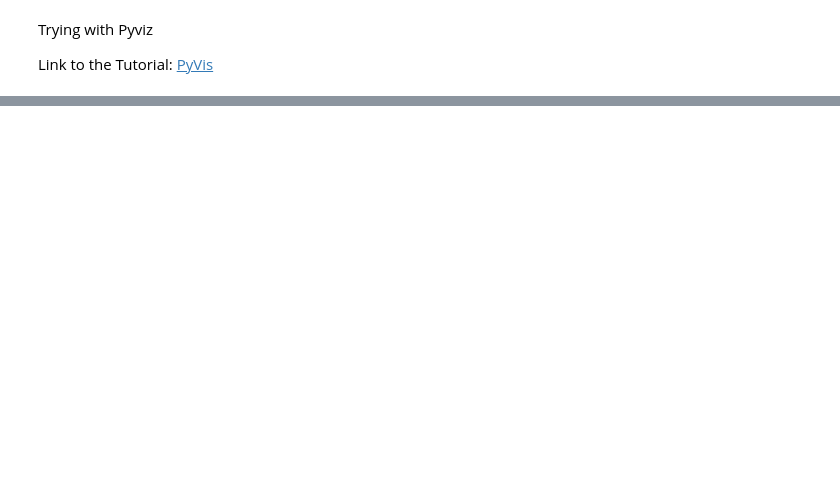
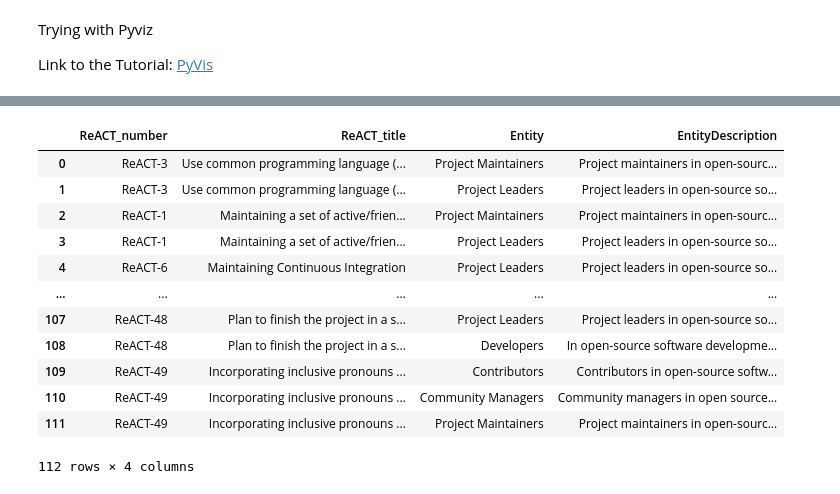
Before and after one commit to Nafiz43/Actionable-Recommendation---OSS, a Jupyter notebook: Interactive_Network_Graph_Sustainability.ipynb, the cells around one changed output, grey strips where cells are left out. Cells and saved outputs as stored; diff of their text form; code cells hidden in the pictures; blank space fills up the shorter version.

```diff
--- a/Interactive_Network_Graph_Sustainability.ipynb
+++ b/Interactive_Network_Graph_Sustainability.ipynb
@@ -30,0 +83,17 @@ def extract_numbers(input_string):
+# %%
+ReACT_number = ReAct_Title_Class_ClassDescription['ReACT_number'].values
+ReACT_Title = ReAct_Title_Class_ClassDescription['ReACT_title'].values
+ReAct_Title_Class_ClassDescription['ReACT_title'] = ReAct_Title_Class_ClassDescription['ReACT_title'].apply(wrap_text)
+
+Class = ReAct_Title_Class_ClassDescription['Class'].values
+ReAct_Title_Class_ClassDescription['ClassDescription'] =  ReAct_Title_Class_ClassDescription['ClassDescription'].apply(wrap_text)
+ClassDescription = ReAct_Title_Class_ClassDescription['ClassDescription'].values
+
+net = Network(directed =True)
+for i in range(0,len(ReACT_number)):
+  # print(actionable[i])
+  net.add_node(ReACT_number[i], label=ReACT_number[i], title=ReACT_Title[i])
+  net.add_node(Class[i], label=Class[i], title=ClassDescription[i], color = "#5DBB63")
+  net.add_edge(ReACT_number[i], Class[i], color = "#016064")
+
+net.show('interactive_graph_classes.html')
@@ -30,0 +102,8 @@ def extract_numbers(input_string):
+# %%
+ReActAndEntity = MainSheet[['ReACT_number', 'Entity_responsible']]
+
+b = DataFrame(ReActAndEntity.Entity_responsible.str.split(',').tolist(), index=ReActAndEntity.ReACT_number).stack()
+b = b.reset_index()[[0, 'ReACT_number']]
+b.columns = ['Entity', 'ReACT_number'] # renaming var1
+ReActAndEntity = b
+ReActAndEntity.Entity
@@ -30,0 +126,9 @@ def extract_numbers(input_string):
+# %%
+unique_values = set(ReActAndEntity.Entity)
+
+# Convert the unique values back to a list if needed
+unique_values_list = list(unique_values)
+
+print(unique_values_list)
+for i in range(0,len(unique_values_list)):
+  print(unique_values_list[i].lstrip().rstrip())
@@ -30,0 +153,24 @@ def extract_numbers(input_string):
+# %%
+ReActTitleEntity = pd.merge(ReActAndTitle, ReActAndEntity, on='ReACT_number', how='outer')
+ReActTitleEntity['EntityDescription'] = None
+
+ReActEntityDescription = ReActTitleEntity
+
+for i in range(0,len(ReActEntityDescription)):
+  ReActEntityDescription.EntityDescription[i] = EntityDescription_Dict[ReActEntityDescription.Entity[i].lstrip().rstrip()]
+ReAct_Title_Entity_EntityDescription = ReActEntityDescription
+ReAct_Title_Entity_EntityDescription
+# %% [output]
+|  | ReACT_number | ReACT_title | Entity | EntityDescription |
+| 0 | ReACT-3 | Use common programming language (... | Project Maintainers | Project maintainers in open-sourc... |
+| 1 | ReACT-3 | Use common programming language (... | Project Leaders | Project leaders in open-source so... |
+| 2 | ReACT-1 | Maintaining a set of active/frien... | Project Maintainers | Project maintainers in open-sourc... |
+| 3 | ReACT-1 | Maintaining a set of active/frien... | Project Leaders | Project leaders in open-source so... |
+| 4 | ReACT-6 | Maintaining Continuous Integration | Project Leaders | Project leaders in open-source so... |
+| ... | ... | ... | ... | ... |
+| 107 | ReACT-48 | Plan to finish the project in a s... | Project Leaders | Project leaders in open-source so... |
+| 108 | ReACT-48 | Plan to finish the project in a s... | Developers | In open-source software developme... |
+| 109 | ReACT-49 | Incorporating inclusive pronouns ... | Contributors | Contributors in open-source softw... |
+| 110 | ReACT-49 | Incorporating inclusive pronouns ... | Community Managers | Community managers in open source... |
+| 111 | ReACT-49 | Incorporating inclusive pronouns ... | Project Maintainers | Project maintainers in open-sourc... |
+112 rows × 4 columns
```
Also changed, not shown: parts of 18 cells of this notebook.
